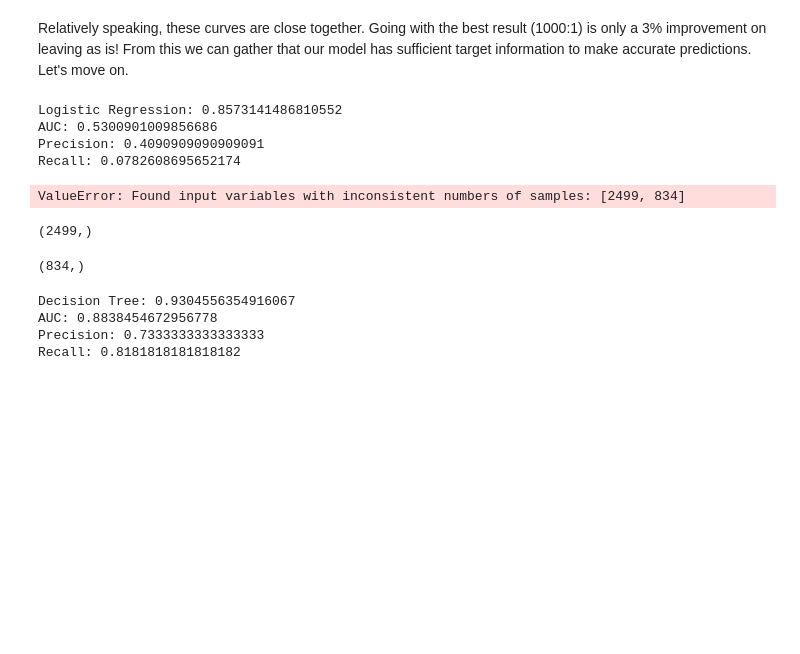
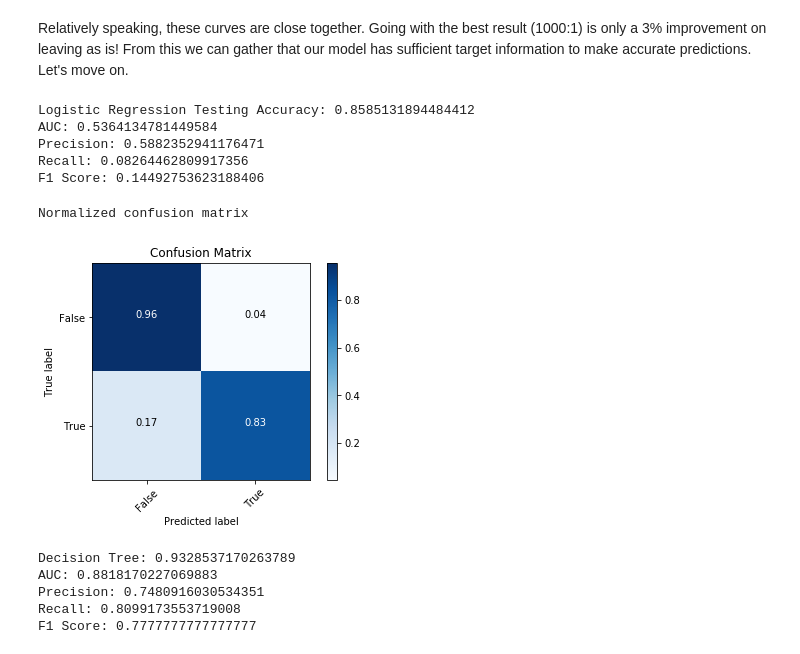
Before and after one commit to lambertmk/Module-3-V2.1, a Jupyter notebook: workbook.ipynb, the cells around one changed output. Cells and saved outputs as stored; diff of their text form; code cells hidden in the pictures; blank space fills up the shorter version.

```diff
--- a/workbook.ipynb
+++ b/workbook.ipynb
@@ -365,22 +373,61 @@ clf.fit(X_train, y_train)
 preds = clf.predict(X_test)
 
 
-print(f'Logistic Regression: {accuracy_score(y_test, preds)}')
+print(f'Logistic Regression Testing Accuracy: {accuracy_score(y_test, preds)}')
 print(f'AUC: {roc_auc_score(y_test, preds)}')
 print(f'Precision: {precision_score(y_test, preds)}')
 print(f'Recall: {recall_score(y_test, preds)}')
-print(classification_report(y_train, preds))
+print(f'F1 Score: {f1_score(y_test, preds)}')
 # %% [output]
-Logistic Regression: 0.8573141486810552
-AUC: 0.5300901009856686
-Precision: 0.4090909090909091
-Recall: 0.0782608695652174
+Logistic Regression Testing Accuracy: 0.8585131894484412
+AUC: 0.5364134781449584
+Precision: 0.5882352941176471
+Recall: 0.08264462809917356
+F1 Score: 0.14492753623188406
-ValueError: Found input variables with inconsistent numbers of samples: [2499, 834]
-# %%
-y_train.shape
-# %% [output]
-(2499,)
-# %%
-preds.shape
-# %% [output]
-(834,)
+# %%
+def plot_confusion_matrix(cm, classes,
+                          normalize=False,
+                          title='Confusion matrix',
+                          cmap=plt.cm.Blues):
+
+    # Check if normalize is set to True
+    # If so, normalize the raw confusion matrix before visualizing
+    if normalize:
+        cm = cm.astype('float') / cm.sum(axis=1)[:, np.newaxis]
+        print("Normalized confusion matrix")
+    else:
+        print('Confusion matrix, without normalization')
+
+    #print(cm)
+
+    plt.imshow(cm, cmap=cmap)
+
+    # Add title and axis labels
+    plt.title('Confusion Matrix')
+    plt.ylabel('True label')
+    plt.xlabel('Predicted label')
+
+    # Add appropriate axis scales
+    tick_marks = np.arange(len(classes))
+    plt.xticks(tick_marks, classes, rotation=45)
+    plt.yticks(tick_marks, classes)
+
+    # Text formatting
+    fmt = '.2f' if normalize else 'd'
+    # Add labels to each cell
+    thresh = cm.max() / 2.
+    # Here we iterate through the confusion matrix and append labels to our visualization
+    for i, j in itertools.product(range(cm.shape[0]), range(cm.shape[1])):
+        plt.text(j, i, format(cm[i, j], fmt),
+                 horizontalalignment='center',
+                 color='white' if cm[i, j] > thresh else 'black')
+
+    # Add a legend
+    plt.colorbar()
+    plt.show()
+# %%
+plot_confusion_matrix(cnf_matrix, classes=class_names, normalize=True,
+                      title='Normalized confusion matrix')
+# %% [output]
+Normalized confusion matrix
+[figure, added]
@@ -394,8 +446,10 @@ print(f'Decision Tree: {accuracy_score(y_test, preds)}')
 print(f'AUC: {roc_auc_score(y_test, preds)}')
 print(f'Precision: {precision_score(y_test, preds)}')
 print(f'Recall: {recall_score(y_test, preds)}')
+print(f'F1 Score: {f1_score(y_test, preds)}')
 # %% [output]
-Decision Tree: 0.9304556354916067
-AUC: 0.8838454672956778
-Precision: 0.7333333333333333
-Recall: 0.8181818181818182
+Decision Tree: 0.9328537170263789
+AUC: 0.8818170227069883
+Precision: 0.7480916030534351
+Recall: 0.8099173553719008
+F1 Score: 0.7777777777777777
```
Also changed, not shown: parts of 29 cells of this notebook.
